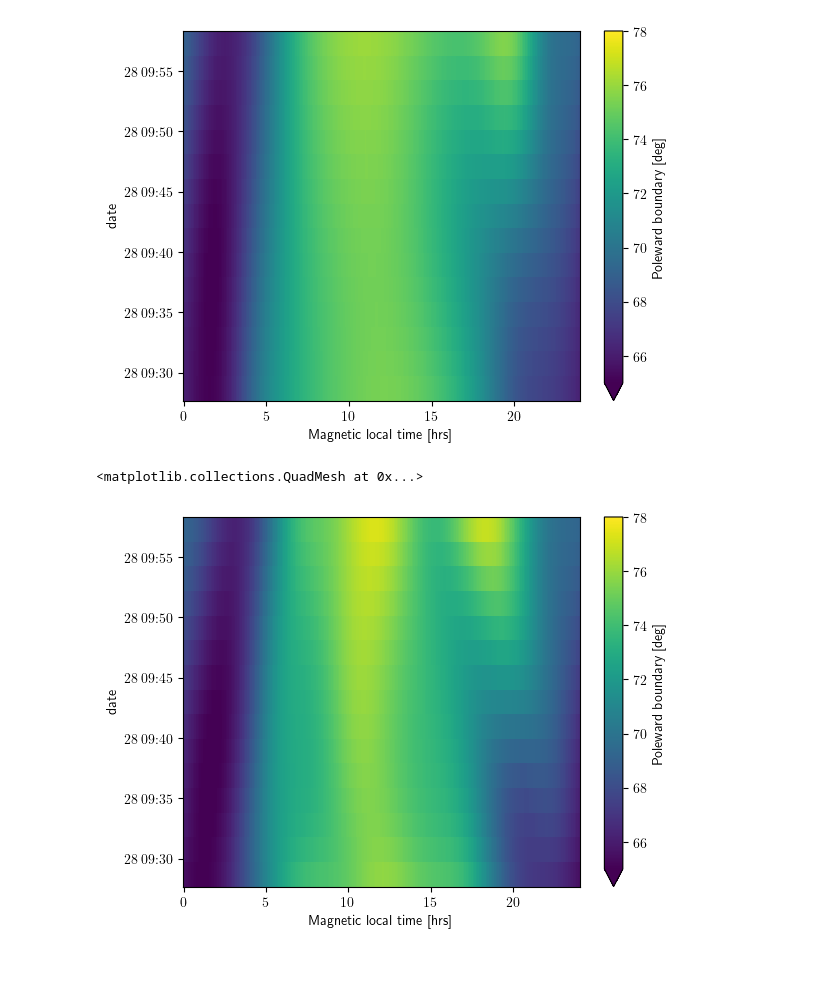
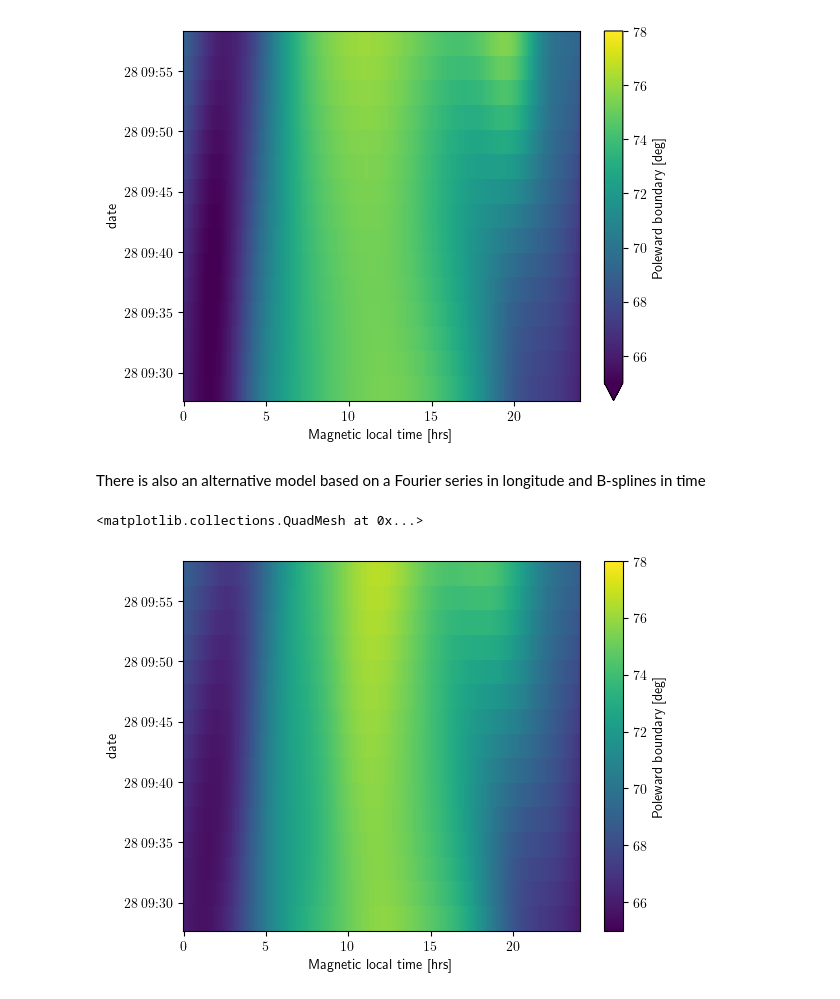
Before and after one commit to aohma/fuvpy, a Jupyter notebook: examples/notebooks/002_auroral_boundaries.ipynb, the cells around one changed output. Saved outputs shown, nothing was run; the diff lists cells and outputs as text; code cells hidden in the pictures; blank space fills up the shorter version.

```diff
--- a/examples/notebooks/002_auroral_boundaries.ipynb
+++ b/examples/notebooks/002_auroral_boundaries.ipynb
@@ -17,4 +18,5 @@ bi = fuv.detect_boundaries(wic)
 # %%
-bi['pb'].sel(lim=100).plot(robust=True)
+bi = wic.fuv.detect_boundaries()
+bi['pb'].sel(lim=100).plot(vmin=66,vmax=78)
 # %% [output]
 <matplotlib.collections.QuadMesh at 0x...>
@@ -25,11 +29,13 @@ bmBS['pb'].plot(vmin=65,vmax=78)
 # %% [output]
 <matplotlib.collections.QuadMesh at 0x...>
 [figure]
+# %% [markdown]
+There is also an alternative model based on a Fourier series in longitude and B-splines in time
 # %%
-bmF = fuv.boundarymodel_F(bi,tLeb=1e2,tLpb=1e2)
+bmF = bi.fuv.boundarymodel_F(tLeb=1e0,tLpb=1e0,Leb=1e0,Lpb=1e0)
 bmF['pb'].plot(vmin=65,vmax=78)
 # %% [output]
 <matplotlib.collections.QuadMesh at 0x...>
-[figure, old version]
+[figure, new version]
 # %%
 fig,axs = plt.subplots(1,2,figsize=(15,5))
```
Also changed, not shown: parts of 10 cells of this notebook.
